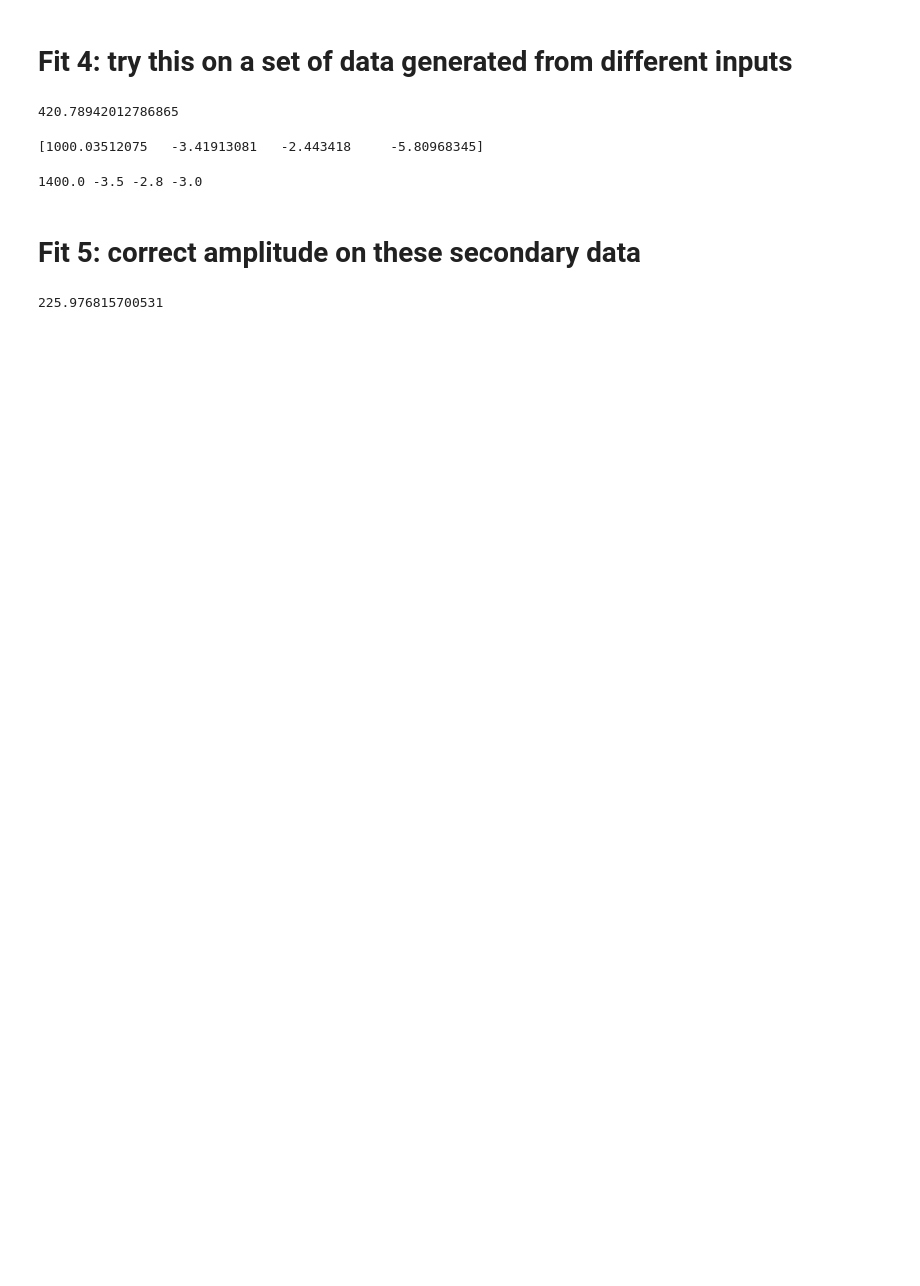
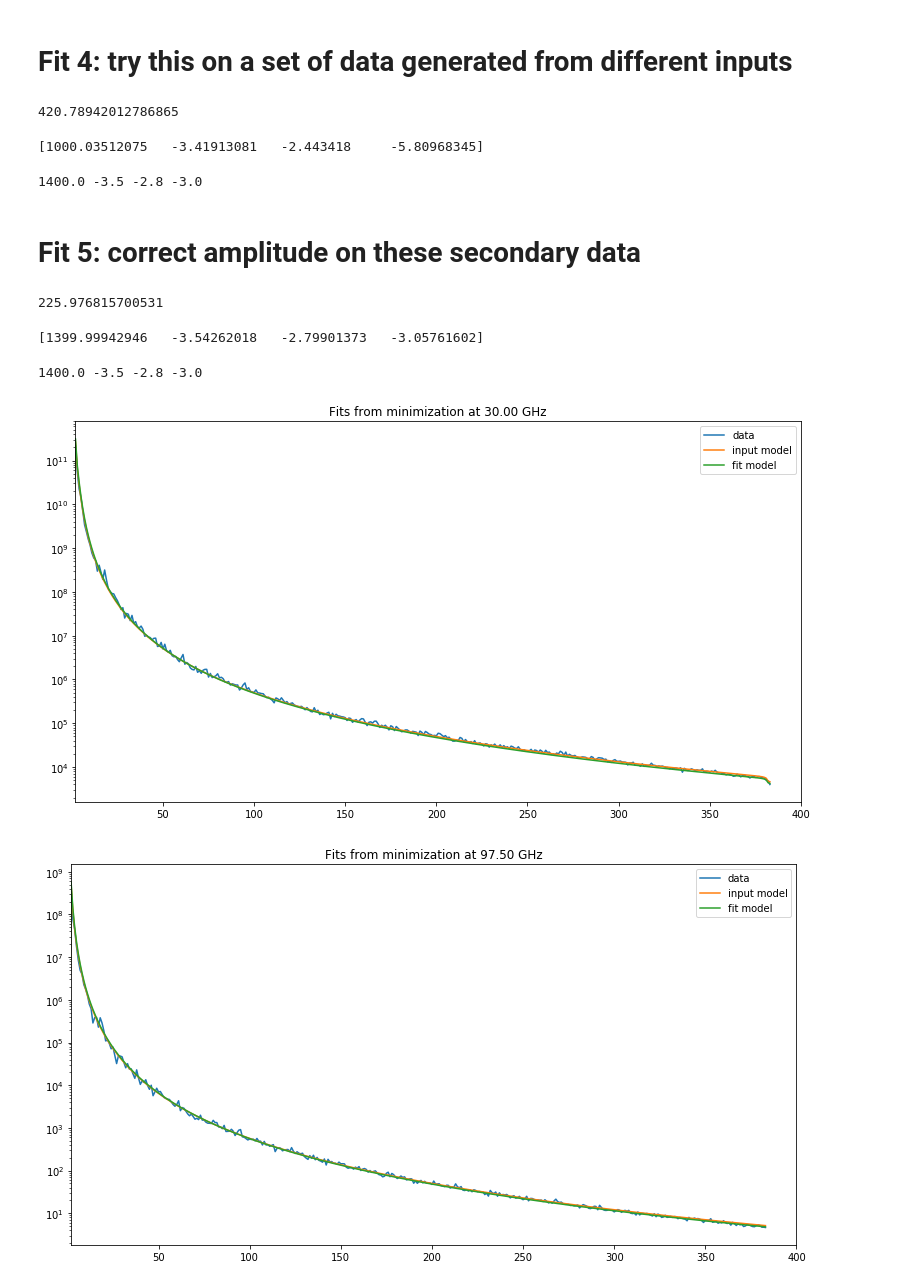
Before and after one commit to acwgough/foreground_moments, a Jupyter notebook: 2019-08-12 optimisation.ipynb, the cells around one changed output. Cells and saved outputs as stored; diff of their text form; code cells hidden in the pictures; blank space fills up the shorter version.

```diff
--- a/2019-08-12 optimisation.ipynb
+++ b/2019-08-12 optimisation.ipynb
@@ -230,3 +230,27 @@ result5 = minimize(residuals, [A1, -1, -1, -3], args=(ells, freqs, PS_data1), bo
 print(time.time()-start)
 # %% [output]
 225.976815700531
+# %%
+x5 = result5.x
+print(x5)
+# %% [output]
+[1399.99942946   -3.54262018   -2.79901373   -3.05761602]
+# %%
+print(A1, alpha1, beta1, gamma1)
+# %% [output]
+1400.0 -3.5 -2.8 -3.0
+# %%
+fit5= ff.model(freqs, x5[0], x5[1], x5[2], x5[3])
+# %%
+for i in range(len(freqs)):
+    figure(figsize=(13,7))
+    semilogy(PS_data1[i], label='data')
+    semilogy(input_model1[i], label='input model')
+    semilogy(fit5[i], label='fit model')
+#     semilogy(ff.model(freqs, x5[0], -3.5, x5[2], x5[3])[i], label='fit corrected')
+    title('Fits from minimization at {:.2f} GHz'.format(freqs[i]/1e9))
+    legend()
+    xlim(2,400)
+# %% [output]
+[figure, added]
+[figure, added]
```
Also changed, not shown: parts of 2 cells of this notebook, 2 other files.
